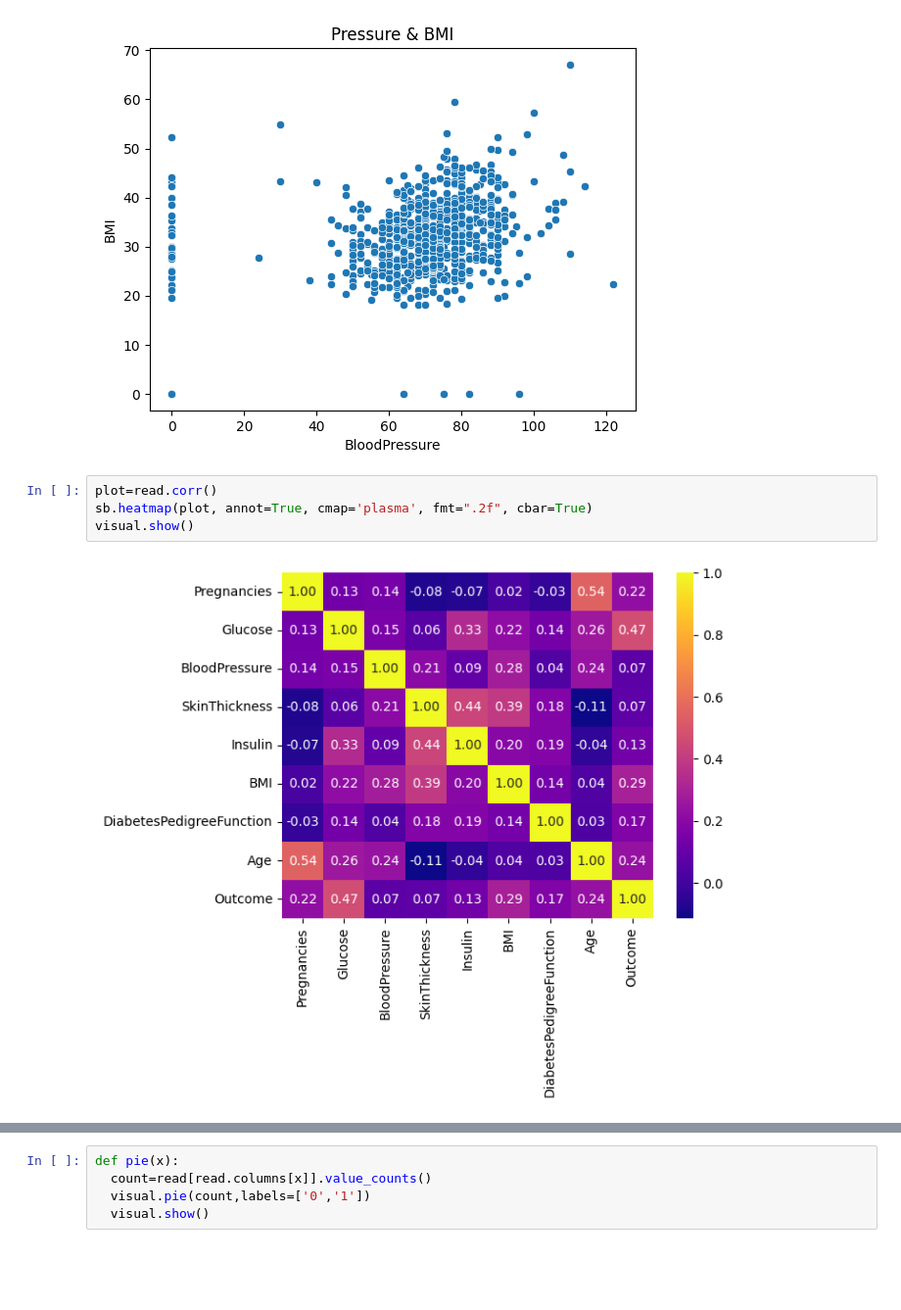
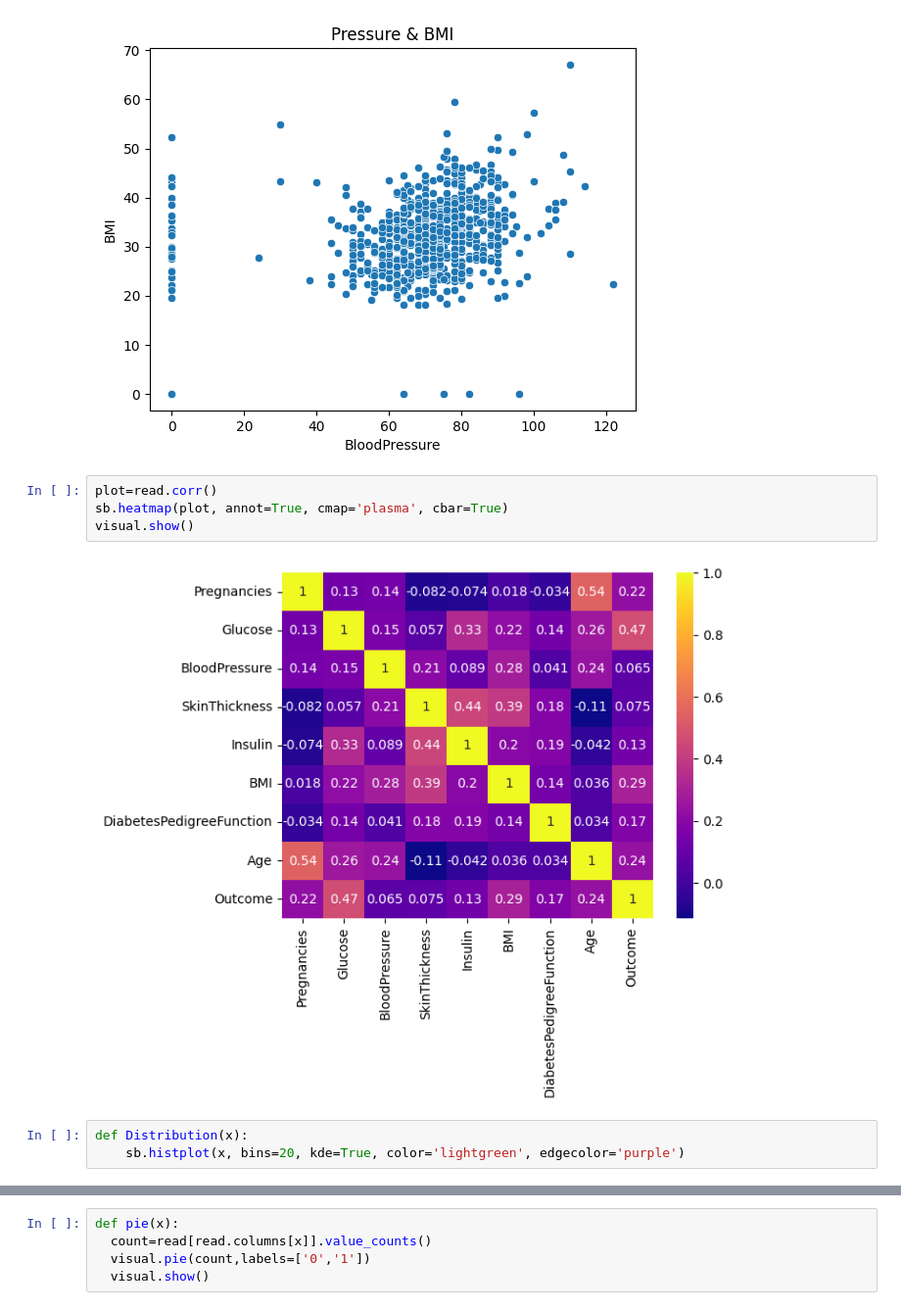
Before and after one commit to davidrimon2004/Probability-Statistics-Project, a Jupyter notebook: project.ipynb, the cells around one changed output, grey strips where cells are left out. Shown at 98% size. Cells and saved outputs as stored; diff of their text form; blank space fills up the shorter version.

```diff
--- a/project.ipynb
+++ b/project.ipynb
@@ -29,7 +27,10 @@ Scatterplot(pressure,bmi,2,5)
 [figure]
 # %%
 plot=read.corr()
-sb.heatmap(plot, annot=True, cmap='plasma', fmt=".2f", cbar=True)
+sb.heatmap(plot, annot=True, cmap='plasma', cbar=True)
 visual.show()
 # %% [output]
-[figure, old version]
+[figure, new version]
+# %%
+def Distribution(x):
+    sb.histplot(x, bins=20, kde=True, color='lightgreen', edgecolor='purple')
```
Also changed, not shown: parts of 5 cells of this notebook.
